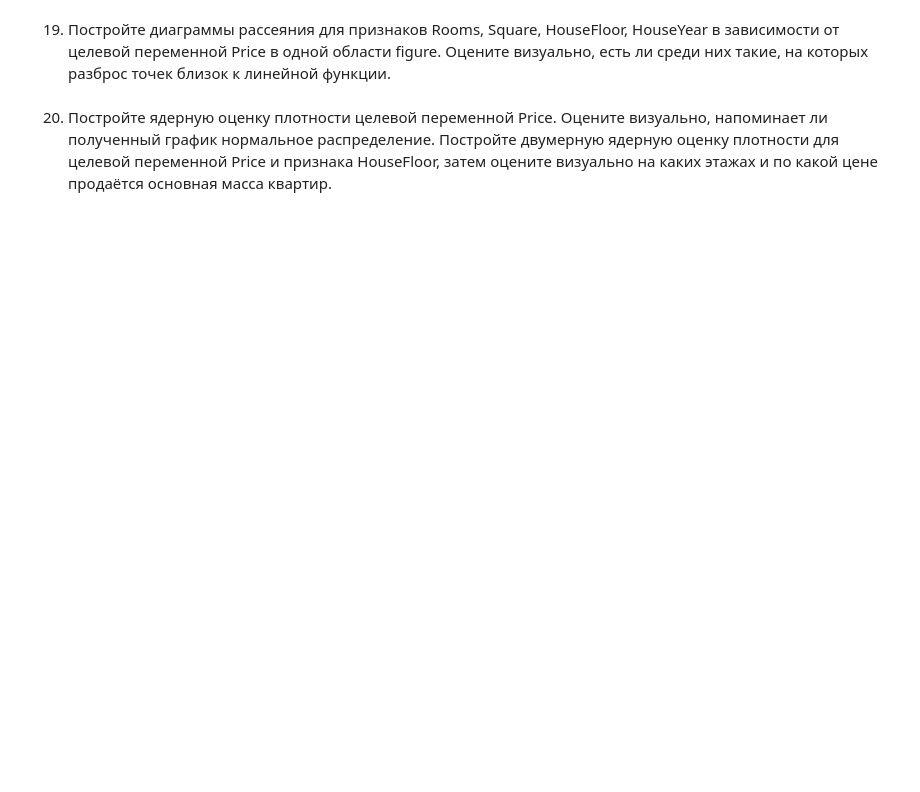
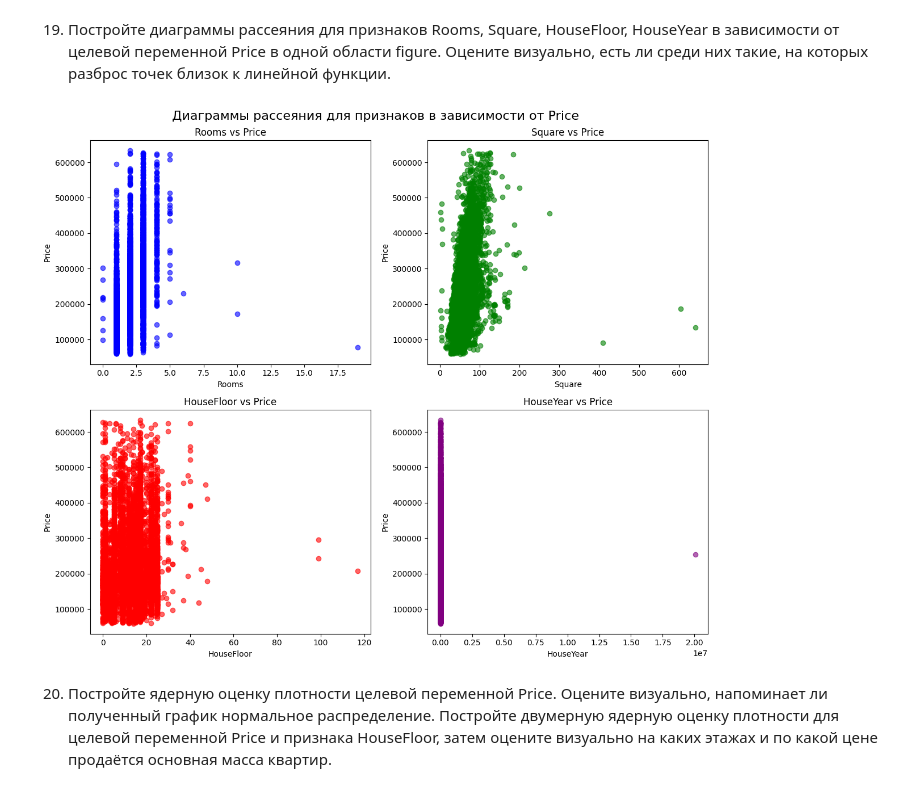
Before and after one commit to Plkhv/ML_course, a Jupyter notebook: ML0.1 intro/lab.ipynb, the cells around one changed output. Drawn from its saved outputs; the diff is of its cells as text; code cells hidden in the pictures; blank space fills up the shorter version.

```diff
--- a/ML0.1 intro/lab.ipynb
+++ b/ML0.1 intro/lab.ipynb
@@ -399,4 +505,35 @@ Name: 9998, dtype: object
 # %% [markdown]
 19. Постройте диаграммы рассеяния для признаков Rooms, Square, HouseFloor, HouseYear в зависимости от целевой переменной Price в одной области figure. Оцените визуально, есть ли среди них такие, на которых разброс точек близок к линейной функции.
+# %%
+# Создание сетки графиков
+fig, axes = plt.subplots(2, 2, figsize=(12, 10))
+fig.suptitle('Диаграммы рассеяния для признаков в зависимости от Price', fontsize=16)
+
+# Построение диаграмм рассеяния
+axes[0, 0].scatter(data_['Rooms'], data_['Price'], color='blue', alpha=0.6)
+axes[0, 0].set_title('Rooms vs Price')
+axes[0, 0].set_xlabel('Rooms')
+axes[0, 0].set_ylabel('Price')
+
+axes[0, 1].scatter(data_['Square'], data_['Price'], color='green', alpha=0.6)
+axes[0, 1].set_title('Square vs Price')
+axes[0, 1].set_xlabel('Square')
+axes[0, 1].set_ylabel('Price')
+
+axes[1, 0].scatter(data_['HouseFloor'], data_['Price'], color='red', alpha=0.6)
+axes[1, 0].set_title('HouseFloor vs Price')
+axes[1, 0].set_xlabel('HouseFloor')
+axes[1, 0].set_ylabel('Price')
+
+axes[1, 1].scatter(data_['HouseYear'], data_['Price'], color='purple', alpha=0.6)
+axes[1, 1].set_title('HouseYear vs Price')
+axes[1, 1].set_xlabel('HouseYear')
+axes[1, 1].set_ylabel('Price')
+
+# Настройка отступов и отображение
+plt.tight_layout()
+plt.show()
+# %% [output]
+[figure, added]
 # %% [markdown]
 20. Постройте ядерную оценку плотности целевой переменной Price. Оцените визуально, напоминает ли полученный график нормальное распределение. Постройте двумерную ядерную оценку плотности для целевой переменной Price и признака HouseFloor, затем оцените визуально на каких этажах и по какой цене продаётся основная масса квартир.
```
Also changed, not shown: parts of 14 cells of this notebook, 2 other files.
